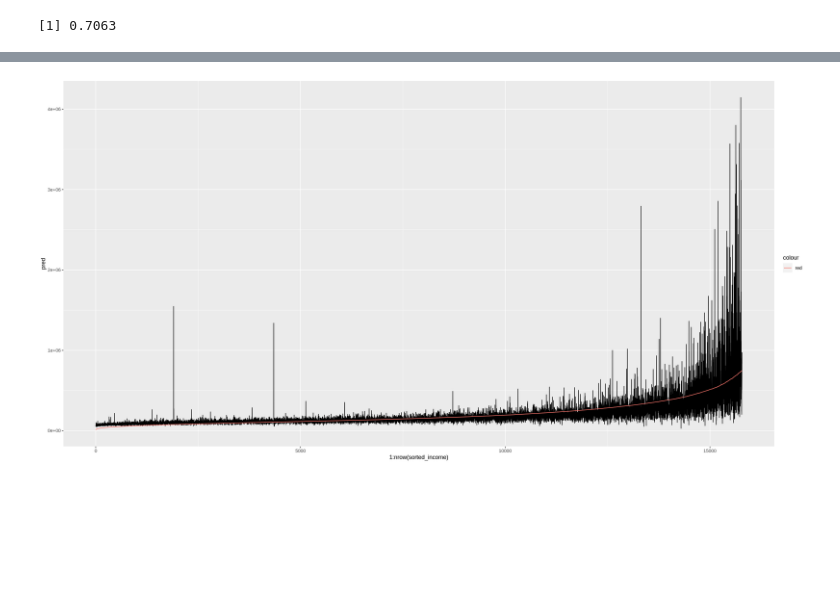
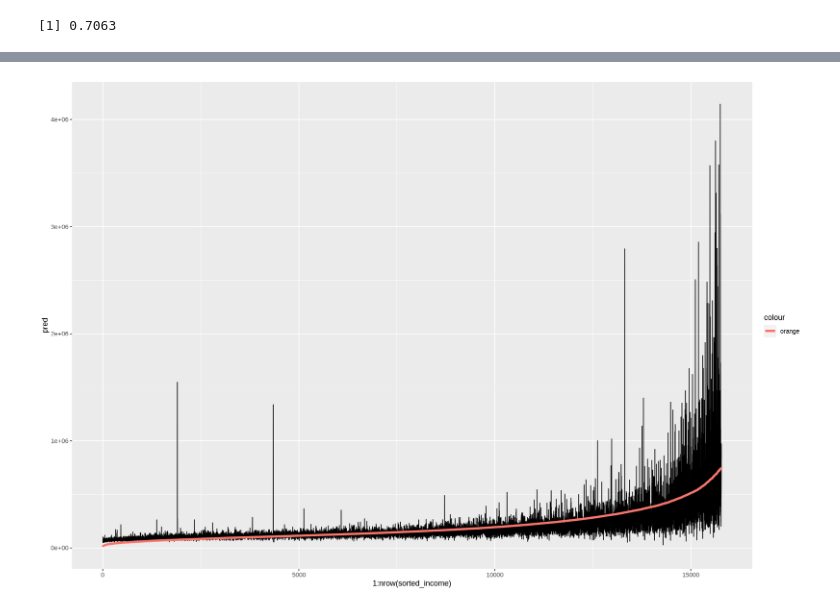
Before and after one commit to prakashsukhwal/Financial-Analytics-GARCH-Factor-Analysis-and-RNN-Models-, a Jupyter notebook: FA_sol_R_translation.ipynb, the cells around one changed output, grey strips where cells are left out. Saved outputs shown, nothing was run; the diff lists cells and outputs as text; code cells hidden in the pictures; blank space fills up the shorter version.

```diff
--- a/FA_sol_R_translation.ipynb
+++ b/FA_sol_R_translation.ipynb
@@ -508,9 +527,9 @@ A data.frame: 6 × 20
 | 5 | -0.5547543 | -1.333035 | -0.4774384 | -0.7607305 | -0.39865180 | 0.003920215 | -0.4824382 | -0.3957845 | -0.92498664 | -0.7629715 | -0.77863788 | ... |
 | 6 | -0.4263245 | -1.626920 | -0.7786457 | -0.4862966 | -0.07842471 | -0.101333935 | -0.1992057 | -0.6066901 | -0.09456679 | 2.6258191 | -1.09377017 | ... |
 # %%
-options(repr.plot.width=20, repr.plot.height=10)
+options(repr.plot.width=15, repr.plot.height=10)
 sorted_income%>%
 ggplot(aes(x =1:nrow(sorted_income) , y = pred)) + geom_line() +
-geom_line(aes(x =1:nrow(sorted_income) ,y = old.Income, colour = 'red'))
+geom_line(aes(x =1:nrow(sorted_income) ,y = old.Income, colour = 'orange'), lwd=1.5)
 # %% [output]
-[figure, old version]
+[figure, new version]
```
Also changed, not shown: parts of 4 cells of this notebook.
